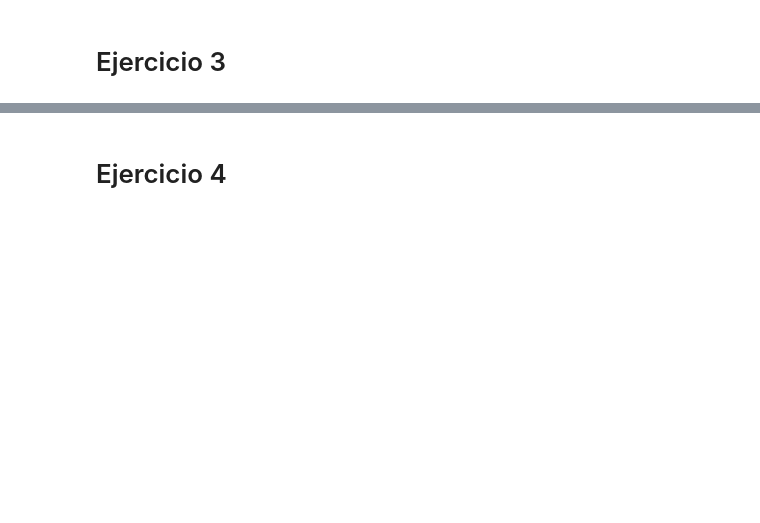
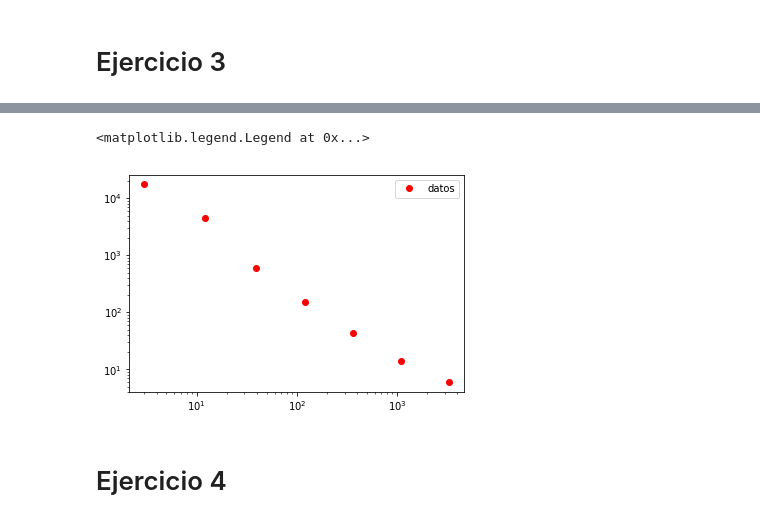
Before and after one commit to leialorenzo/Redes, a Jupyter notebook: TP1.ipynb, the cells around one changed output, grey strips where cells are left out. Drawn from its saved outputs; the diff is of its cells as text; code cells hidden in the pictures; blank space fills up the shorter version.

```diff
--- a/TP1.ipynb
+++ b/TP1.ipynb
@@ -402,3 +409,16 @@ NameError: name 'bins_log' is not defined
+# %%
+#Ploteo
+#plt.plot(xlog, powerlaw(xlog, amp, index),'ro',label = 'ajuste')
+plt.loglog(xlog,ylog, 'ro',label  = 'datos')
+#plt.title('Best Fit Power Law')
+#plt.xlabel('X')
+#plt.ylabel('Y')
+#plt.xlim((1,10000))
+#El exponente resulta ser -1,8379
+plt.legend()
+# %% [output]
+<matplotlib.legend.Legend at 0x...>
+[figure, added]
 # %% [markdown]
 # Ejercicio 4
 # %%
```
Also changed, not shown: parts of 10 cells of this notebook.
